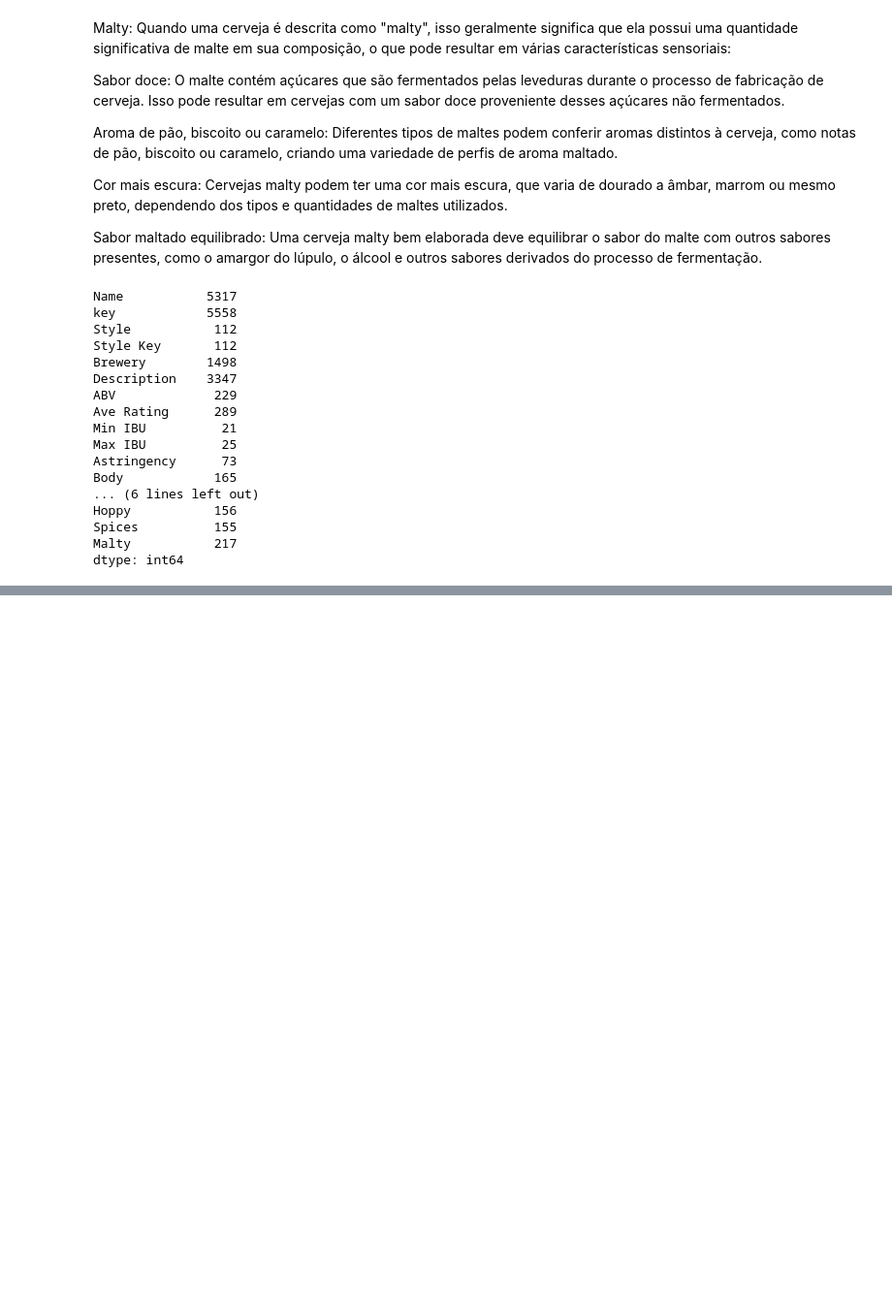
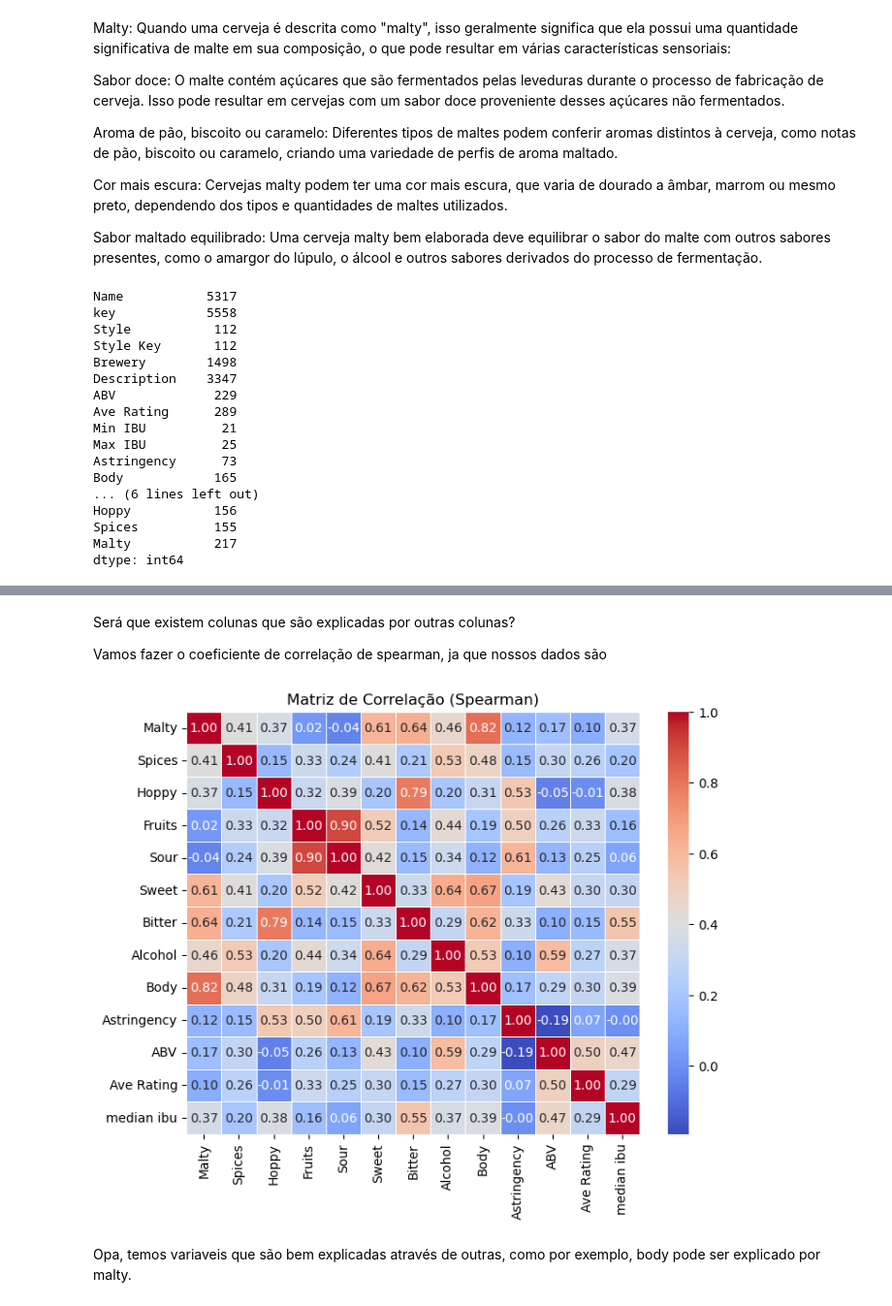
Before and after one commit to arturnovais/pad-recomendacao2023, a Jupyter notebook: pad.ipynb, the cells around one changed output, grey strips where cells are left out. Shown: that part at 97% size. Saved outputs shown, nothing was run; the diff lists cells and outputs as text; code cells hidden in the pictures; blank space fills up the shorter version.

```diff
--- a/pad.ipynb
+++ b/pad.ipynb
@@ -115,0 +264,20 @@ df['median ibu'] = (df['Min IBU']+df['Max IBU'])/2
+# %% [markdown]
+Será que existem colunas que são explicadas por outras colunas?
+
+Vamos fazer o coeficiente de correlação de spearman, ja que nossos dados são
+# %%
+colunas_t = ['Malty','Spices','Hoppy','Fruits','Sour','Sweet','Bitter','Alcohol','Body',"Astringency", 'ABV','Ave Rating','median ibu']
+notas = df.filter(items=colunas_t)
+# %%
+import seaborn as sns
+matriz_correlacao = notas.corr(method='spearman')
+
+# Plotar o mapa de calor
+plt.figure(figsize=(8, 6))
+sns.heatmap(matriz_correlacao, annot=True, cmap='coolwarm', fmt=".2f", linewidths=0.5)
+plt.title("Matriz de Correlação (Spearman)")
+plt.show()
+# %% [output]
+[figure, added]
+# %% [markdown]
+Opa, temos variaveis que são bem explicadas através de outras, como por exemplo, body pode ser explicado por malty.
```
Also changed, not shown: parts of 21 cells of this notebook.
